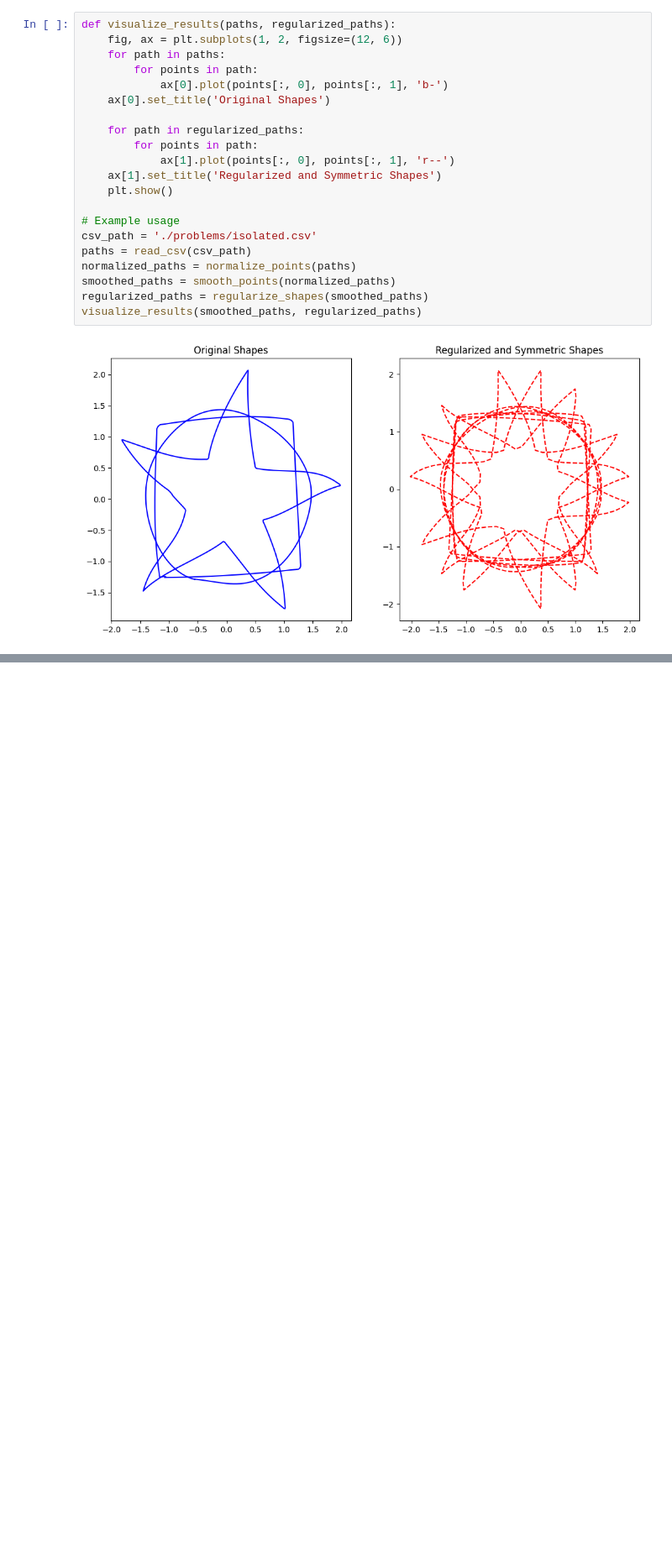
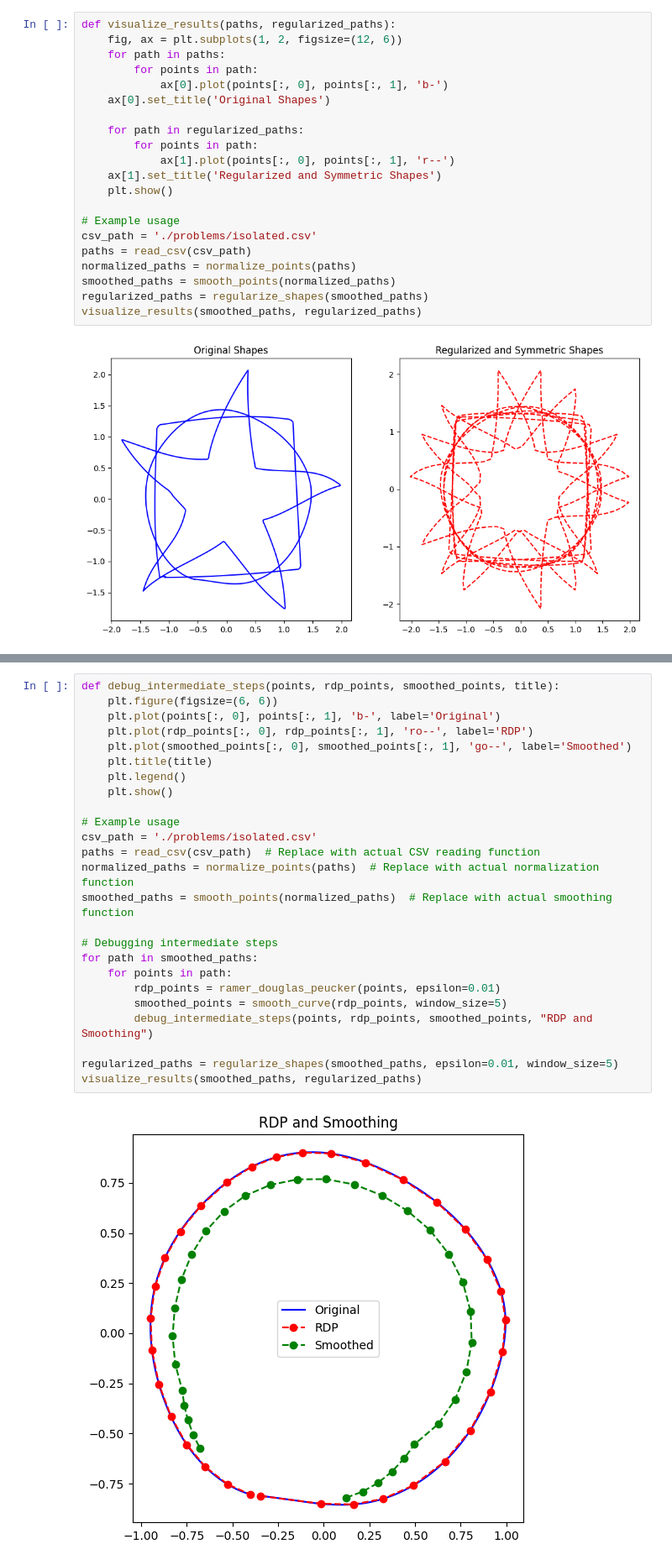
Before and after one commit to Cgarg9/adobe_hackathon, a Jupyter notebook: main.ipynb, the cells around one changed output, grey strips where cells are left out. Shown at 84% size. Cells and saved outputs as stored; diff of their text form; blank space fills up the shorter version.

```diff
--- a/main.ipynb
+++ b/main.ipynb
@@ -506,0 +672,27 @@ visualize_results(smoothed_paths, regularized_paths)
+# %%
+def debug_intermediate_steps(points, rdp_points, smoothed_points, title):
+    plt.figure(figsize=(6, 6))
+    plt.plot(points[:, 0], points[:, 1], 'b-', label='Original')
+    plt.plot(rdp_points[:, 0], rdp_points[:, 1], 'ro--', label='RDP')
+    plt.plot(smoothed_points[:, 0], smoothed_points[:, 1], 'go--', label='Smoothed')
+    plt.title(title)
+    plt.legend()
+    plt.show()
+
+# Example usage
+csv_path = './problems/isolated.csv'
+paths = read_csv(csv_path)  # Replace with actual CSV reading function
+normalized_paths = normalize_points(paths)  # Replace with actual normalization function
+smoothed_paths = smooth_points(normalized_paths)  # Replace with actual smoothing function
+
+# Debugging intermediate steps
+for path in smoothed_paths:
+    for points in path:
+        rdp_points = ramer_douglas_peucker(points, epsilon=0.01)
+        smoothed_points = smooth_curve(rdp_points, window_size=5)
+        debug_intermediate_steps(points, rdp_points, smoothed_points, "RDP and Smoothing")
+
+regularized_paths = regularize_shapes(smoothed_paths, epsilon=0.01, window_size=5)
+visualize_results(smoothed_paths, regularized_paths)
+# %% [output]
+[figure, added]
```
Also changed, not shown: parts of 7 cells of this notebook.
